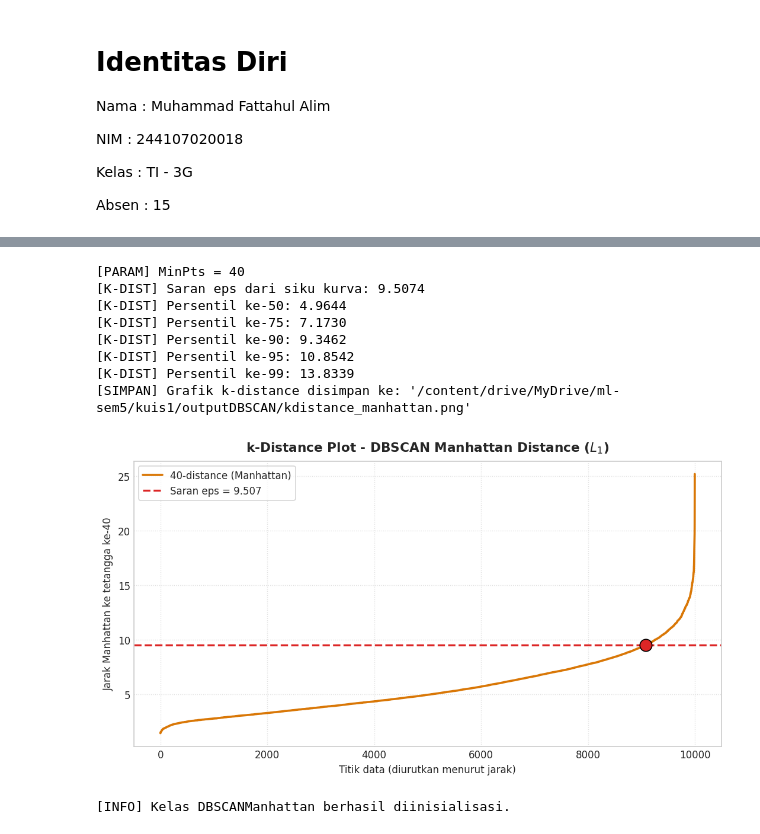
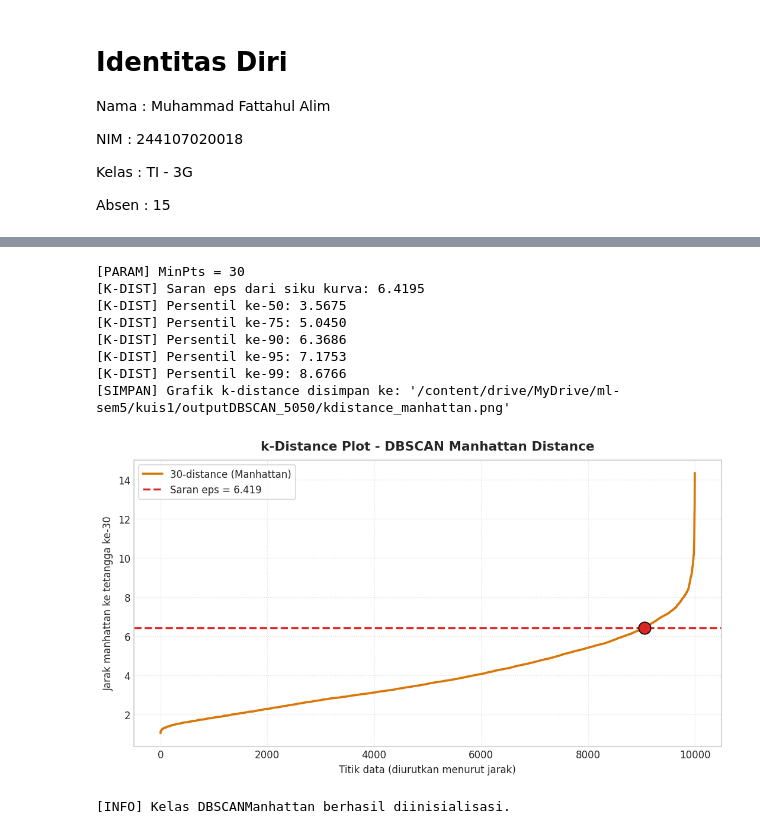
Before and after one commit to FattahulAlim/Machine_Learning_Sem5, a Jupyter notebook: kuis1/DBSCAN_Manhattan.ipynb, the cells around one changed output, grey strips where cells are left out. Cells and saved outputs as stored; diff of their text form; code cells hidden in the pictures.

```diff
--- a/kuis1/DBSCAN_Manhattan.ipynb
+++ b/kuis1/DBSCAN_Manhattan.ipynb
@@ -8,7 +8,7 @@ Kelas : TI - 3G
 
 Absen : 15
 # %%
-# import library & setting
+# import library dan setting
 import os
 import time
 import warnings
@@ -39,11 +39,11 @@ plt.rcParams['font.sans-serif'] = 'DejaVu Sans'
 plt.rcParams['figure.dpi'] = 120
 
 METRIC = 'manhattan'
-N_SAMPLE = 10000   # DBSCAN manual dijalankan pada sampel agar muat di RAM Colab
 RANDOM_STATE = 42
+N_SAMPLE = 10000   # jumlah data yang sama untuk semua notebook (K-Means dan DBSCAN)
 np.random.seed(RANDOM_STATE)
 
-OUTPUT_DIR = "/content/drive/MyDrive/ml-sem5/kuis1/outputDBSCAN"
+OUTPUT_DIR = "/content/drive/MyDrive/ml-sem5/kuis1/outputDBSCAN_5050"
 os.makedirs(OUTPUT_DIR, exist_ok=True)
 
 print("[INFO] Library berhasil diinstall.")
@@ -55,6 +55,7 @@ Mounted at /content/drive
 # %%
 # load dataset
-df_raw = pd.read_csv('/content/drive/MyDrive/ml-sem5/kuis1/dataset/diabetes_012_health_indicators_BRFSS2015.csv')
+DATASET_PATH = '/content/drive/MyDrive/ml-sem5/kuis1/dataset/diabetes_binary_5050split_health_indicators_BRFSS2015.csv'
+df_raw = pd.read_csv(DATASET_PATH)
 print(f"Data awal: {df_raw.shape[0]} baris x {df_raw.shape[1]} kolom")
 df_raw.head()
 # %% [output]
@@ -160,44 +153,44 @@ def find_knee_point(y_vals):
     x = np.arange(len(y_vals), dtype=float)
     xn = (x - x.min()) / (x.max() - x.min())
     yn = (y_vals - y_vals.min()) / (y_vals.max() - y_vals.min())
     p1 = np.array([xn[0], yn[0]])
     line_unit = np.array([xn[-1], yn[-1]]) - p1
     line_unit = line_unit / np.linalg.norm(line_unit)
     pts = np.column_stack([xn, yn]) - p1
     proj = np.outer(pts @ line_unit, line_unit)
     return int(np.argmax(np.linalg.norm(pts - proj, axis=1)))
 
 knee_idx = find_knee_point(k_dist)
 eps_suggest = float(k_dist[knee_idx])
 print(f"[K-DIST] Saran eps dari siku kurva: {eps_suggest:.4f}")
 for q in [50, 75, 90, 95, 99]:
     print(f"[K-DIST] Persentil ke-{q}: {np.percentile(k_dist, q):.4f}")
 
 plt.figure(figsize=(9, 5))
 plt.plot(k_dist, linewidth=2.2, color='#D97706', label=f'{MIN_PTS}-distance (Manhattan)')
 plt.axhline(eps_suggest, color='#DC2626', linestyle='--', linewidth=2, label=f'Saran eps = {eps_suggest:.3f}')
 plt.scatter([knee_idx], [eps_suggest], color='#DC2626', s=150, zorder=5, edgecolor='black')
-plt.title('k-Distance Plot - DBSCAN Manhattan Distance ($L_1$)', fontsize=13, fontweight='bold', pad=10)
+plt.title('k-Distance Plot - DBSCAN Manhattan Distance', fontsize=13, fontweight='bold', pad=10)
 plt.xlabel('Titik data (diurutkan menurut jarak)')
-plt.ylabel(f'Jarak Manhattan ke tetangga ke-{MIN_PTS}')
+plt.ylabel(f'Jarak manhattan ke tetangga ke-{MIN_PTS}')
 plt.grid(True, linestyle=':', alpha=0.6)
 plt.legend(frameon=True, facecolor='white')
 plt.tight_layout()
 
 kdist_path = os.path.join(OUTPUT_DIR, "kdistance_manhattan.png")
 plt.savefig(kdist_path, dpi=300)
 print(f"[SIMPAN] Grafik k-distance disimpan ke: '{kdist_path}'")
 plt.show()
 # %% [output]
-[PARAM] MinPts = 40
-[K-DIST] Saran eps dari siku kurva: 9.5074
-[K-DIST] Persentil ke-50: 4.9644
-[K-DIST] Persentil ke-75: 7.1730
-[K-DIST] Persentil ke-90: 9.3462
-[K-DIST] Persentil ke-95: 10.8542
-[K-DIST] Persentil ke-99: 13.8339
-[SIMPAN] Grafik k-distance disimpan ke: '/content/drive/MyDrive/ml-sem5/kuis1/outputDBSCAN/kdistance_manhattan.png'
+[PARAM] MinPts = 30
+[K-DIST] Saran eps dari siku kurva: 6.4195
+[K-DIST] Persentil ke-50: 3.5675
+[K-DIST] Persentil ke-75: 5.0450
+[K-DIST] Persentil ke-90: 6.3686
+[K-DIST] Persentil ke-95: 7.1753
+[K-DIST] Persentil ke-99: 8.6766
+[SIMPAN] Grafik k-distance disimpan ke: '/content/drive/MyDrive/ml-sem5/kuis1/outputDBSCAN_5050/kdistance_manhattan.png'
-[figure, old version]
+[figure, new version]
 # %%
 # Class DBSCAN Manhattan (implementasi manual)
 class DBSCANManhattan:
```
Also changed, not shown: parts of 14 cells of this notebook, 52 other files.
